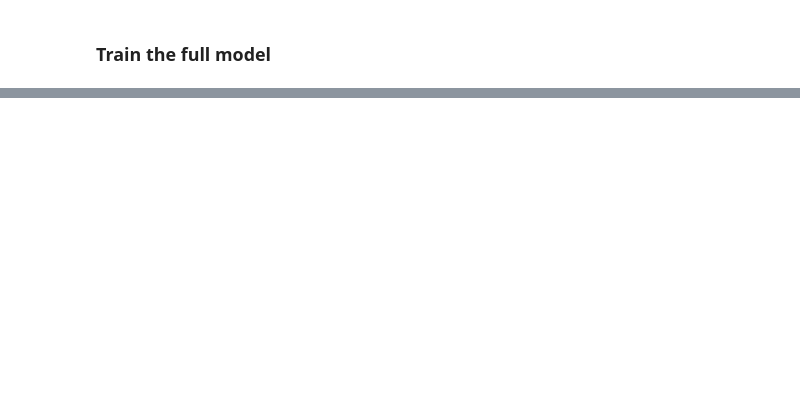
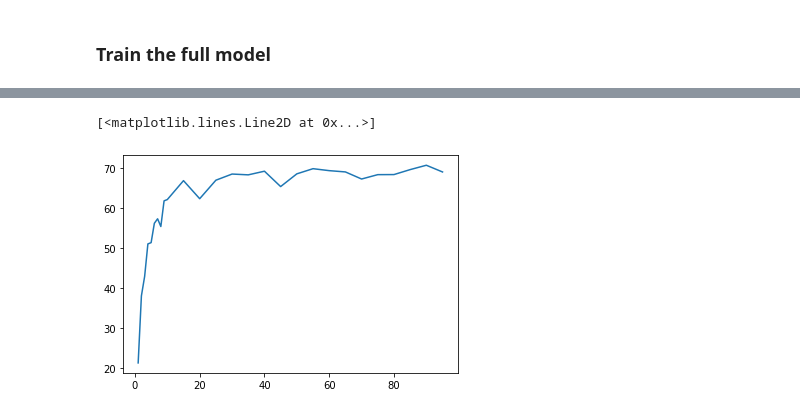
Before and after one commit to wwydmanski/hypernet-cnn, a Jupyter notebook: hypernet_training.ipynb, the cells around one changed output, grey strips where cells are left out. Drawn from its saved outputs; the diff is of its cells as text; code cells hidden in the pictures; blank space fills up the shorter version.

```diff
--- a/hypernet_training.ipynb
+++ b/hypernet_training.ipynb
@@ -547,0 +437,18 @@ Test acc: 67.89
+# %%
+def test_model(hypernet, verbose=False):
+    correct = 0
+    loss = 0
+    hypernet.eval()
+    for i, data in enumerate(testloader):
+        images, labels = data
+        images = images.cuda()
+        labels = labels.cuda()
+        outputs = hypernet(images)
+        _, predicted = torch.max(outputs.data, 1)
+        correct += (predicted == labels).sum().item()
+        loss += criterion(outputs, labels).item()
+
+    if verbose:
+        print(f"Test acc: {correct/len(testset)*100:.2f}")
+        print(f"Test loss: {total_loss/i}")
+    return correct/len(testset)*100
@@ -547,0 +459,17 @@ Test acc: 67.89
+# %%
+acc = []
+nodes = []
+
+for test_nodes in np.arange(1, 10):
+    hypernet.test_nodes = test_nodes
+    hypernet.test_mask = hypernet._create_mask(test_nodes)
+    print(test_nodes)
+    acc.append(test_model(hypernet))
+    nodes.append(test_nodes)
+
+for test_nodes in np.arange(10, 100, 5):
+    hypernet.test_nodes = test_nodes
+    hypernet.test_mask = hypernet._create_mask(test_nodes)
+    print(test_nodes)
+    acc.append(test_model(hypernet))
+    nodes.append(test_nodes)
@@ -547,0 +486,5 @@ Test acc: 67.89
+# %%
+plt.plot(nodes, acc)
+# %% [output]
+[<matplotlib.lines.Line2D at 0x...>]
+[figure, added]
```
Also changed, not shown: parts of 6 cells of this notebook.
